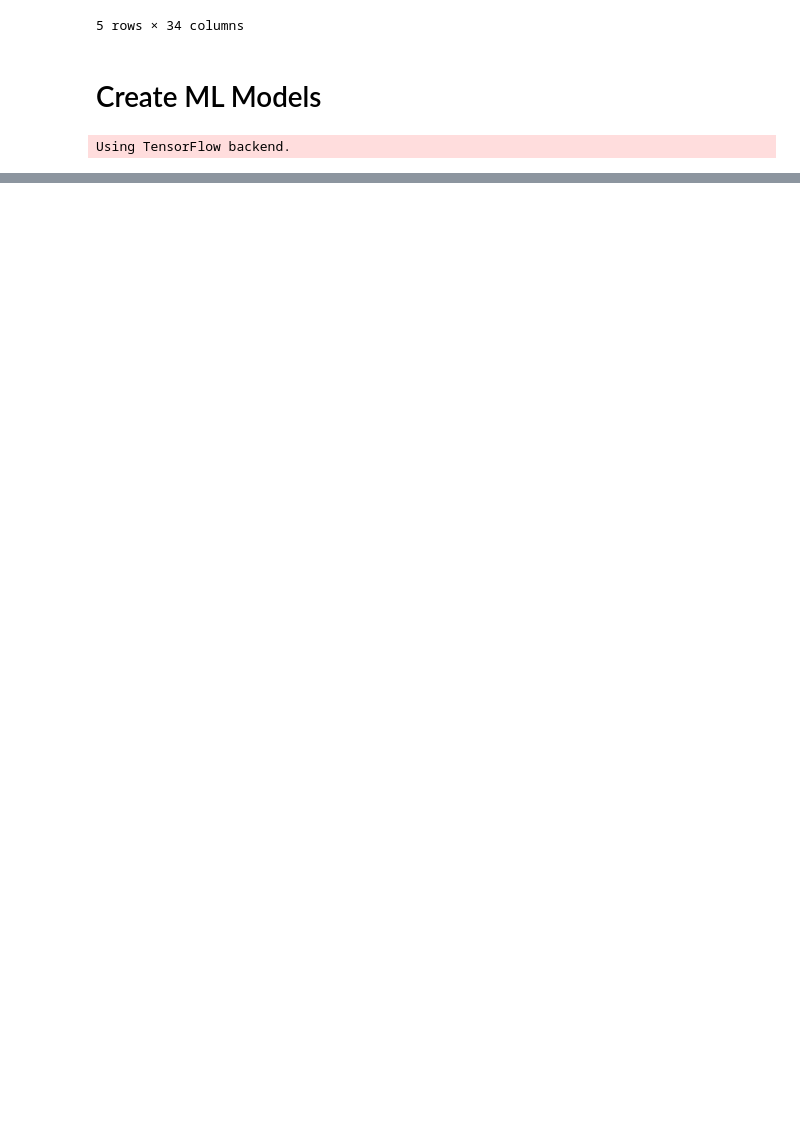
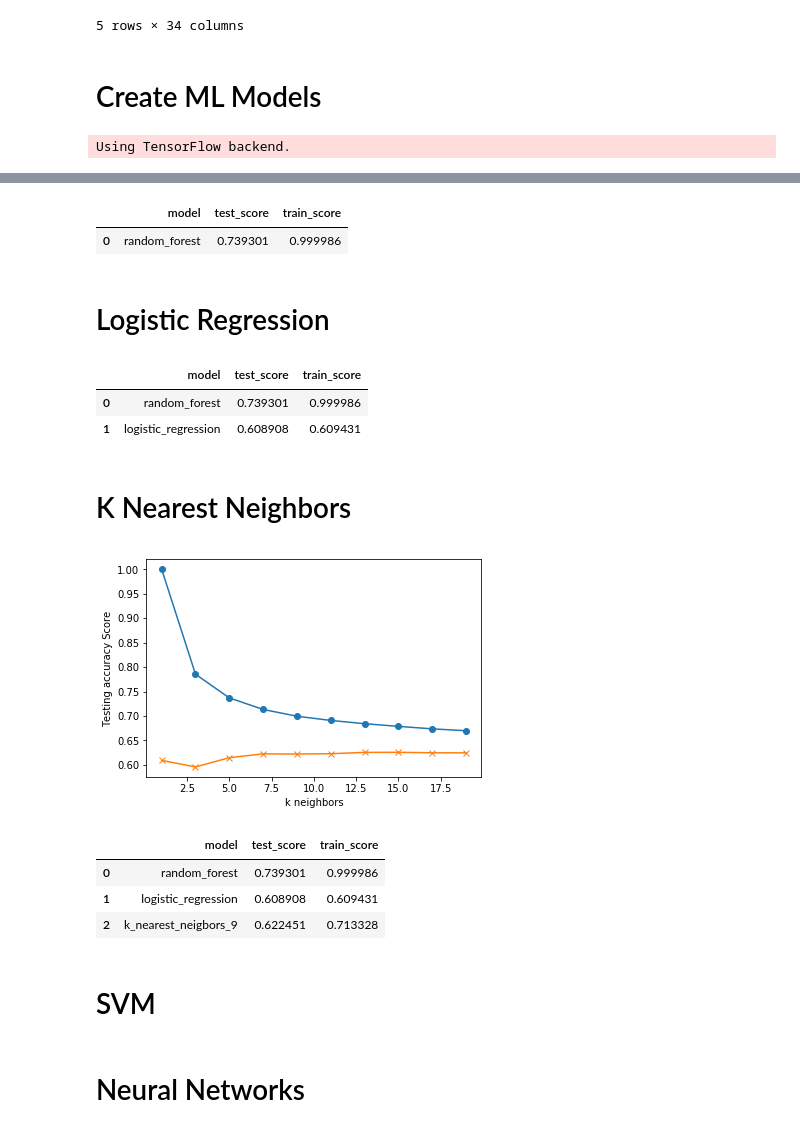
Before and after one commit to dmarrinan/Kickstarter-Analysis, a Jupyter notebook: machine_learning_modeling.ipynb, the cells around one changed output, grey strips where cells are left out. Drawn from its saved outputs; the diff is of its cells as text; code cells hidden in the pictures; blank space fills up the shorter version.

Commit message:
adding ML model runs

```diff
--- a/machine_learning_modeling.ipynb
+++ b/machine_learning_modeling.ipynb
@@ -122,8 +126,8 @@ from sklearn.ensemble import RandomForestClassifier
 
 rf = RandomForestClassifier(n_estimators=200)
 rf = rf.fit(X_train, y_train)
-train_score = rf.score(X_train, y_train)
-test_score = rf.score(X_test, y_test)
+rf_train_score = rf.score(X_train, y_train)
+rf_test_score = rf.score(X_test, y_test)
 # %%
 importances = rf.feature_importances_
 sorted(zip(rf.feature_importances_, X.columns), reverse=True)
@@ -154,3 +152,12 @@ print(test_score)
+# %%
+results_df = results_df.append({"model":"random_forest",
+                                "train_score":rf_train_score,
+                                "test_score":rf_test_score},
+                               ignore_index=True)
+results_df
+# %% [output]
+|  | model | test_score | train_score |
+| 0 | random_forest | 0.739301 | 0.999986 |
 # %%
 # from sklearn.externals import joblib
 # joblib.dump(rf, f'models/{model_name}.pkl')
@@ -158,3 +165,59 @@ print(test_score)
 # loaded_model = joblib.load(f'models/{model_name}.pkl')
 # %%
 # loaded_model.score(X_num_test, y_test)
+# %% [markdown]
+# Logistic Regression
+# %%
+from sklearn.linear_model import LogisticRegression
+classifier = LogisticRegression()
+
+classifier.fit(X_train, y_train)
+lr_train_score = classifier.score(X_train, y_train)
+lr_test_score = classifier.score(X_test, y_test)
+# %%
+results_df = results_df.append({"model":"logistic_regression",
+                                "train_score":lr_train_score,
+                                "test_score":lr_test_score},
+                               ignore_index=True)
+results_df
+# %% [output]
+|  | model | test_score | train_score |
+| 0 | random_forest | 0.739301 | 0.999986 |
+| 1 | logistic_regression | 0.608908 | 0.609431 |
+# %% [markdown]
+# K Nearest Neighbors
+# %%
+from sklearn.neighbors import KNeighborsClassifier
+import matplotlib.pyplot as plt
+
+train_scores = []
+test_scores = []
+
+for k in range(1,20,2):
+    knn = KNeighborsClassifier(n_neighbors=k)
+    knn.fit(X_train, y_train)
+    train_score = knn.score(X_train, y_train)
+    test_score = knn.score(X_test, y_test)
+    train_scores.append(train_score)
+    test_scores.append(test_score)
+
+plt.plot(range(1, 20, 2), train_scores, marker='o')
+plt.plot(range(1, 20, 2), test_scores, marker="x")
+plt.xlabel("k neighbors")
+plt.ylabel("Testing accuracy Score")
+plt.show()
+# %% [output]
+[figure, added]
+# %%
+results_df = results_df.append({"model":"k_nearest_neigbors_9",
+                                "train_score":train_scores[3],
+                                "test_score":test_scores[3]},
+                               ignore_index=True)
+results_df
+# %% [output]
+|  | model | test_score | train_score |
+| 0 | random_forest | 0.739301 | 0.999986 |
+| 1 | logistic_regression | 0.608908 | 0.609431 |
+| 2 | k_nearest_neigbors_9 | 0.622451 | 0.713328 |
+# %% [markdown]
+# SVM
@@ -160,0 +238,2 @@ print(test_score)
+# %% [markdown]
+# Neural Networks
```
Also changed, not shown: parts of 16 cells of this notebook.
